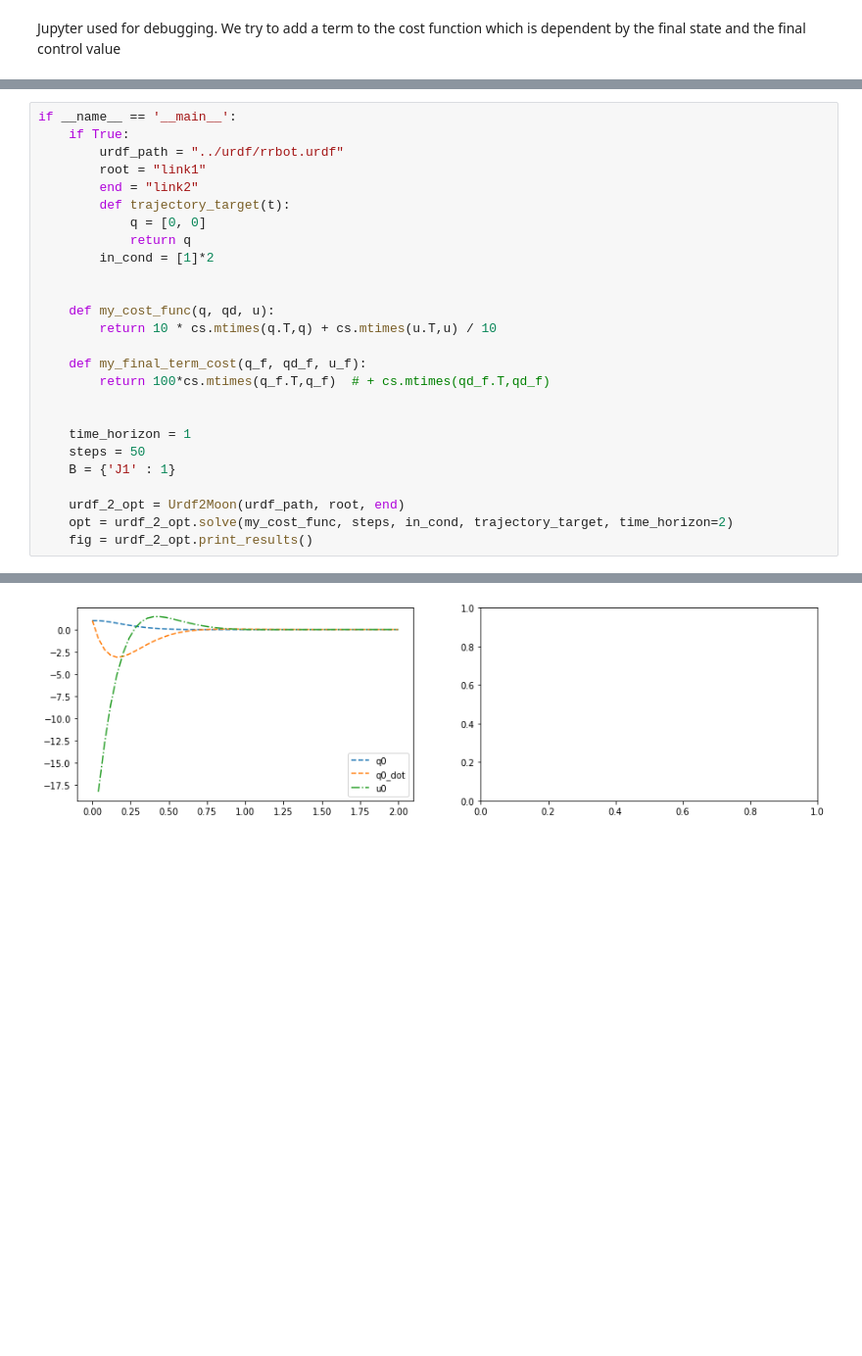
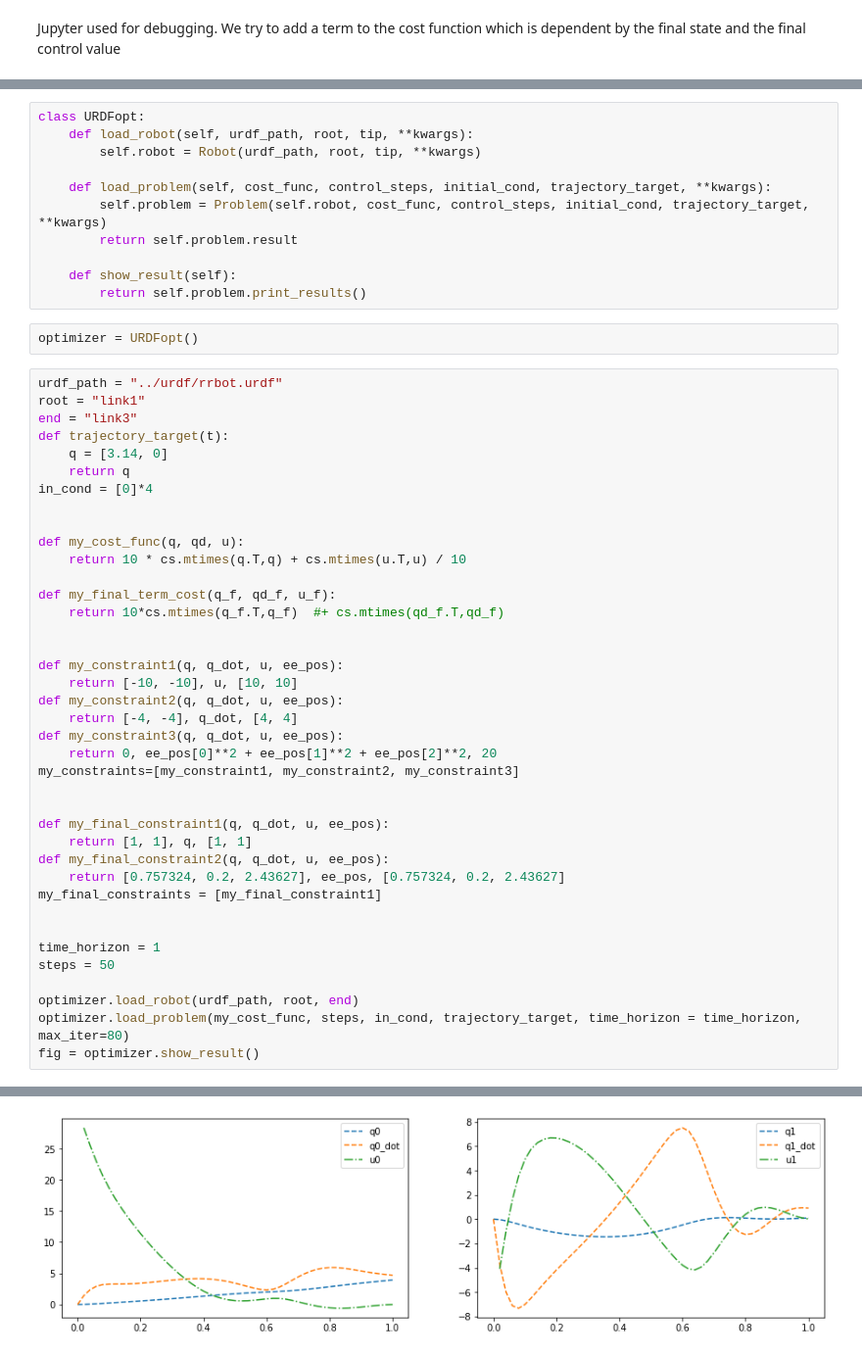
Before and after one commit to abcamiletto/flex, a Jupyter notebook: urdf_optcontrol/Jupyters/URDF2OptimalControl.ipynb, the cells around one changed output, grey strips where cells are left out. Shown at 98% size. Cells and saved outputs as stored; diff of their text form; blank space fills up the shorter version.

```diff
--- a/urdf_optcontrol/Jupyters/URDF2OptimalControl.ipynb
+++ b/urdf_optcontrol/Jupyters/URDF2OptimalControl.ipynb
@@ -359,27 +374,53 @@ class Urdf2Moon:
+# %%
+class URDFopt:
+    def load_robot(self, urdf_path, root, tip, **kwargs):
+        self.robot = Robot(urdf_path, root, tip, **kwargs)
+
+    def load_problem(self, cost_func, control_steps, initial_cond, trajectory_target, **kwargs):
+        self.problem = Problem(self.robot, cost_func, control_steps, initial_cond, trajectory_target, **kwargs)
+        return self.problem.result
+
+    def show_result(self):
+        return self.problem.print_results()
+# %%
+optimizer = URDFopt()
 # %%
-if __name__ == '__main__':
-    if True:
-        urdf_path = "../urdf/rrbot.urdf"
-        root = "link1"
-        end = "link2"
-        def trajectory_target(t):
-            q = [0, 0]
-            return q
-        in_cond = [1]*2
+urdf_path = "../urdf/rrbot.urdf"
+root = "link1"
+end = "link3"
+def trajectory_target(t):
+    q = [3.14, 0]
+    return q
+in_cond = [0]*4
 
 
-    def my_cost_func(q, qd, u):
-        return 10 * cs.mtimes(q.T,q) + cs.mtimes(u.T,u) / 10
+def my_cost_func(q, qd, u):
+    return 10 * cs.mtimes(q.T,q) + cs.mtimes(u.T,u) / 10
 
-    def my_final_term_cost(q_f, qd_f, u_f):
-        return 100*cs.mtimes(q_f.T,q_f)  # + cs.mtimes(qd_f.T,qd_f)
+def my_final_term_cost(q_f, qd_f, u_f):
+    return 10*cs.mtimes(q_f.T,q_f)  #+ cs.mtimes(qd_f.T,qd_f)
 
 
-    time_horizon = 1
-    steps = 50
-    B = {'J1' : 1}
+def my_constraint1(q, q_dot, u, ee_pos):
+    return [-10, -10], u, [10, 10]
+def my_constraint2(q, q_dot, u, ee_pos):
+    return [-4, -4], q_dot, [4, 4]
+def my_constraint3(q, q_dot, u, ee_pos):
+    return 0, ee_pos[0]**2 + ee_pos[1]**2 + ee_pos[2]**2, 20
+my_constraints=[my_constraint1, my_constraint2, my_constraint3]
 
-    urdf_2_opt = Urdf2Moon(urdf_path, root, end)
-    opt = urdf_2_opt.solve(my_cost_func, steps, in_cond, trajectory_target, time_horizon=2)
-    fig = urdf_2_opt.print_results()
+
+def my_final_constraint1(q, q_dot, u, ee_pos):
+    return [1, 1], q, [1, 1]
+def my_final_constraint2(q, q_dot, u, ee_pos):
+    return [0.757324, 0.2, 2.43627], ee_pos, [0.757324, 0.2, 2.43627]
+my_final_constraints = [my_final_constraint1]
+
+
+time_horizon = 1
+steps = 50
+
+optimizer.load_robot(urdf_path, root, end)
+optimizer.load_problem(my_cost_func, steps, in_cond, trajectory_target, time_horizon = time_horizon, max_iter=80)
+fig = optimizer.show_result()
 # %% [output]
@@ -403 +444 @@ Total number of equality constraints.................:      100
-[figure, old version]
+[figure, new version]
```
Also changed, not shown: parts of 4 cells of this notebook, 3 other files.
